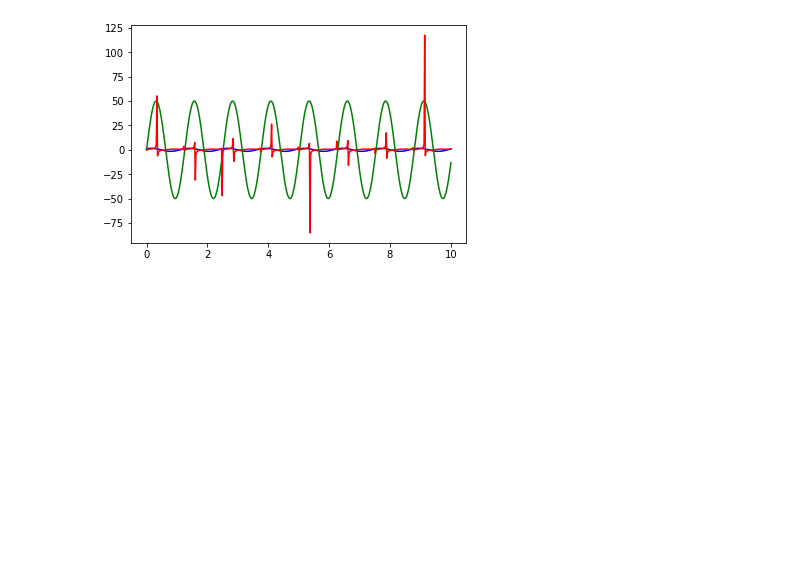
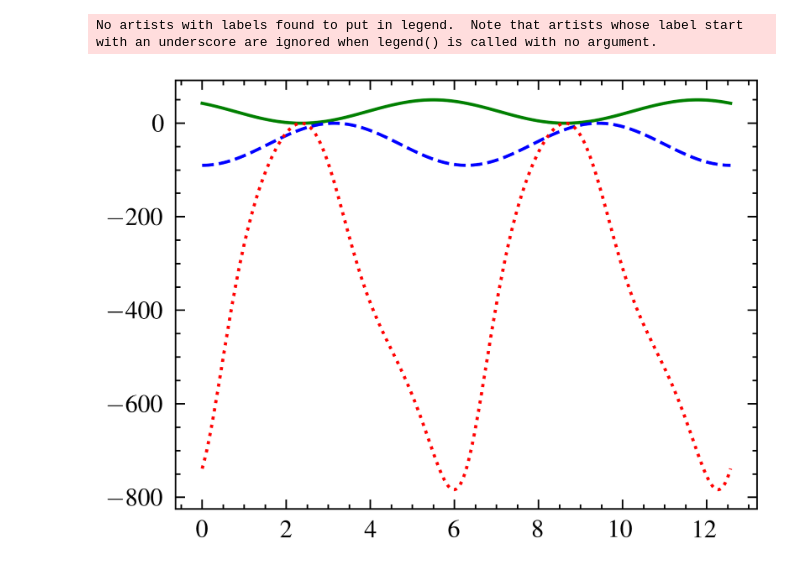
Before and after one commit to StephenWelch/actuator-math, a Jupyter notebook: figures.ipynb, the cells around one changed output. Saved outputs shown, nothing was run; the diff lists cells and outputs as text; code cells hidden in the pictures; blank space fills up the shorter version.

Commit message:
Add figures for paper

```diff
--- a/figures.ipynb
+++ b/figures.ipynb
@@ -4,3 +4,29 @@ import matplotlib.pyplot as plt
 import numpy as np
 %load_ext autoreload
 %autoreload 2
+%matplotlib inline
+plt.style.use(['science', 'ieee'])
+# %%
+knee = joint_defs.RL4_KNE_PIT
+
+t = np.linspace(0, np.pi, num=500)
+w = 1
+angles = np.radians(-90) * 0.5 * (np.cos(w*t) + 1)
+torques = [-10] * len(t)
+# torques = 10 * 0.5 * (np.cos(w*t) + 1)
+forces = []
+for angle, torque in zip(angles, torques):
+    knee.angles = knee.dof * np.array([angle] * 3)
+    knee.torques = knee.dof * np.array([torque] * 3)
+    forces.append(knee.torque_to_force())
+
+fig, ax1 = plt.subplots()
+ax2 = plt.twinx()
+ax1.plot(t, np.degrees(angles), color='b', )
+ax1.set_ylabel('Position (degrees)', color='b')
+ax1.tick_params(axis='y', labelcolor='b')
+ax2.plot(t, forces, color='r')
+ax2.set_ylabel('Force (N)', color='r')
+ax2.tick_params(axis='y', labelcolor='r')
+fig.legend()
+plt.show()
@@ -7,18 +36,21 @@ import numpy as np
 # %%
 knee = joint_defs.RL4_KNE_PIT
 
-t = np.linspace(0, 10, num=500)
-angles = np.pi / 2 * np.sin(5*t + np.pi / 4)
-torques = 50 * np.sin(5*t)
+w = 1
+t = np.linspace(0, 4*np.pi, num=500)
+angles = np.radians(-90) * 0.5 * (np.cos(w*t) + 1)
+torques = 50 * 0.5 * (np.cos(w*t + np.pi / 4) + 1)
 forces = []
 for angle, torque in zip(angles, torques):
     knee.angles = knee.dof * np.array([angle] * 3)
     knee.torques = knee.dof * np.array([torque] * 3)
     forces.append(knee.torque_to_force())
 
-plt.plot(t, angles, 'b')
-plt.plot(t, torques, 'g')
-plt.plot(t, forces, 'r')
+plt.plot(t, torques, color='g', label='Torque (Nm)')
+plt.plot(t, np.degrees(angles), color='b', label='Position (degrees)')
+plt.plot(t, forces, color='r', label='Force (N)')
+fig.legend()
 plt.show()
 # %% [output]
+No artists with labels found to put in legend.  Note that artists whose label start with an underscore are ignored when legend() is called with no argument.
-[figure, old version]
+[figure, new version]
```
Also changed, not shown: parts of 2 cells of this notebook, 2 other files.
